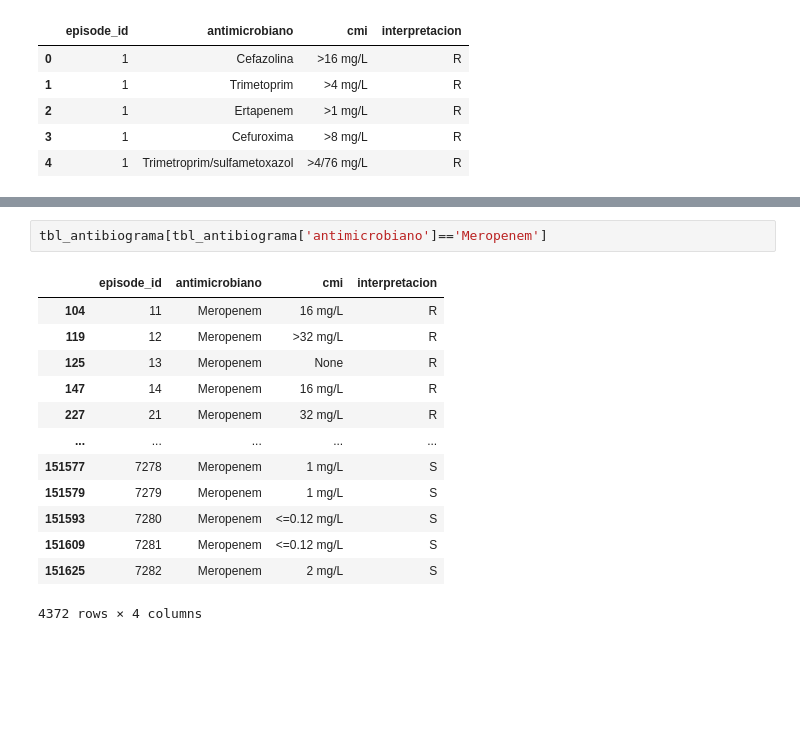
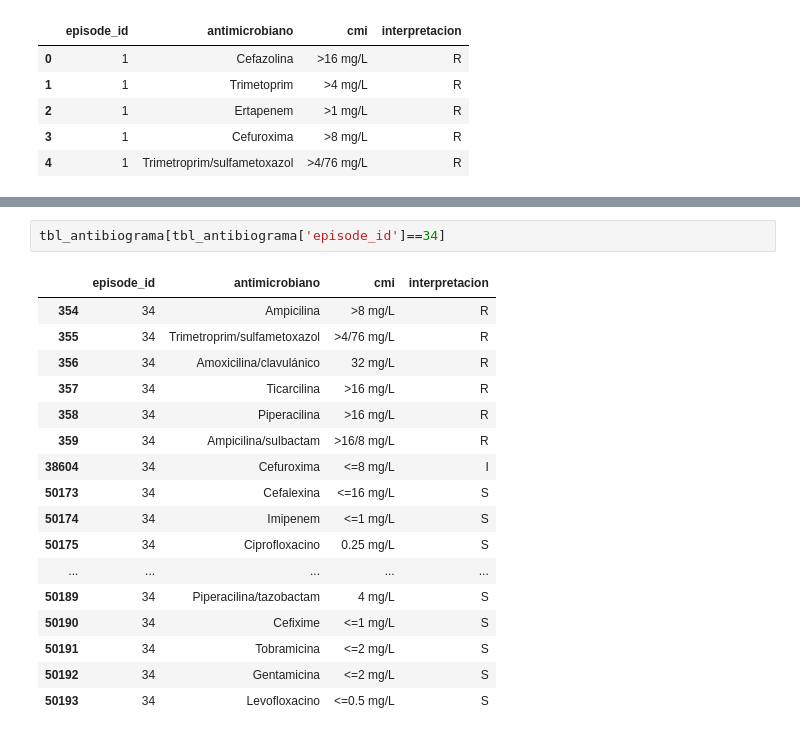
Before and after one commit to PauPascualMas/ML_model, a Jupyter notebook: notebooks/preprocess.ipynb, the cells around one changed output, grey strips where cells are left out. Drawn from its saved outputs; the diff is of its cells as text; blank space fills up the shorter version.

```diff
--- a/notebooks/preprocess.ipynb
+++ b/notebooks/preprocess.ipynb
@@ -537,16 +524,20 @@ tbl_antibiograma.head()
 # %%
-tbl_antibiograma[tbl_antibiograma['antimicrobiano']=='Meropenem']
+tbl_antibiograma[tbl_antibiograma['episode_id']==34]
 # %% [output]
 |  | episode_id | antimicrobiano | cmi | interpretacion |
-| 104 | 11 | Meropenem | 16 mg/L | R |
-| 119 | 12 | Meropenem | >32 mg/L | R |
-| 125 | 13 | Meropenem | None | R |
-| 147 | 14 | Meropenem | 16 mg/L | R |
-| 227 | 21 | Meropenem | 32 mg/L | R |
+| 354 | 34 | Ampicilina | >8 mg/L | R |
+| 355 | 34 | Trimetroprim/sulfametoxazol | >4/76 mg/L | R |
+| 356 | 34 | Amoxicilina/clavulánico | 32 mg/L | R |
+| 357 | 34 | Ticarcilina | >16 mg/L | R |
+| 358 | 34 | Piperacilina | >16 mg/L | R |
+| 359 | 34 | Ampicilina/sulbactam | >16/8 mg/L | R |
+| 38604 | 34 | Cefuroxima | <=8 mg/L | I |
+| 50173 | 34 | Cefalexina | <=16 mg/L | S |
+| 50174 | 34 | Imipenem | <=1 mg/L | S |
+| 50175 | 34 | Ciprofloxacino | 0.25 mg/L | S |
 | ... | ... | ... | ... | ... |
-| 151577 | 7278 | Meropenem | 1 mg/L | S |
-| 151579 | 7279 | Meropenem | 1 mg/L | S |
-| 151593 | 7280 | Meropenem | <=0.12 mg/L | S |
-| 151609 | 7281 | Meropenem | <=0.12 mg/L | S |
-| 151625 | 7282 | Meropenem | 2 mg/L | S |
+| 50189 | 34 | Piperacilina/tazobactam | 4 mg/L | S |
+| 50190 | 34 | Cefixime | <=1 mg/L | S |
+| 50191 | 34 | Tobramicina | <=2 mg/L | S |
+| 50192 | 34 | Gentamicina | <=2 mg/L | S |
+| 50193 | 34 | Levofloxacino | <=0.5 mg/L | S |
-4372 rows × 4 columns
```
Also changed, not shown: parts of 22 cells of this notebook, 4 other files.
